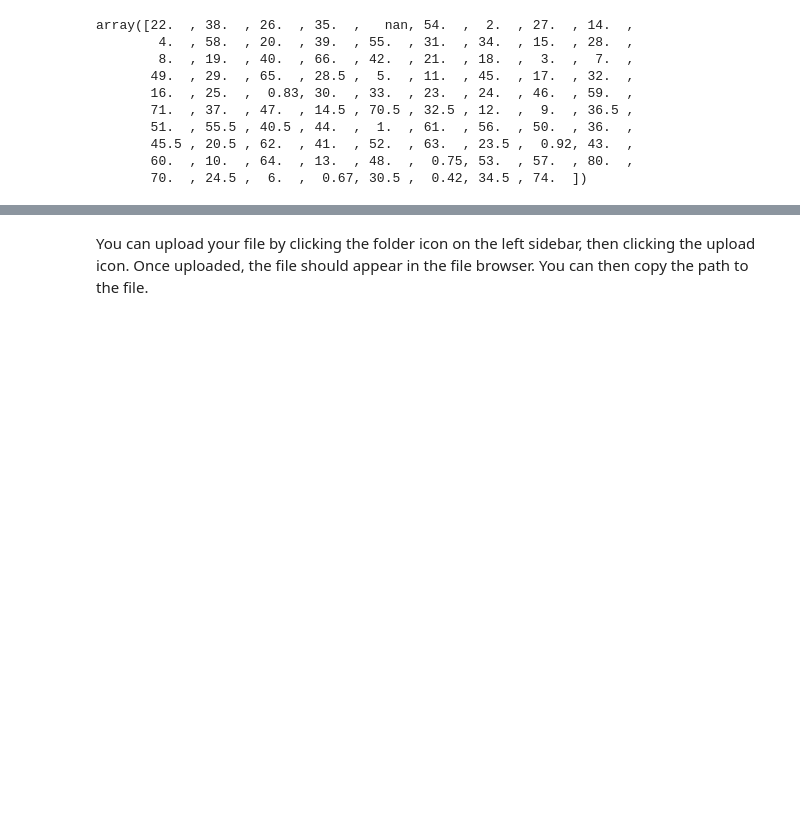
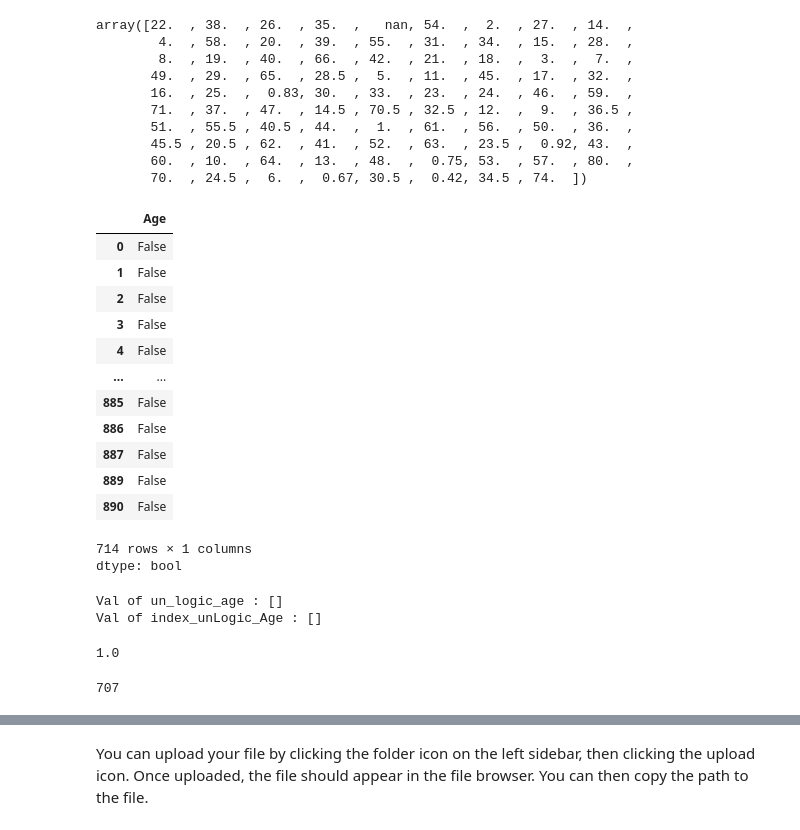
Before and after one commit to greapis/Tensorflow_Python, a Jupyter notebook: Logistics_regression_Titinic.ipynb, the cells around one changed output, grey strips where cells are left out. Saved outputs shown, nothing was run; the diff lists cells and outputs as text; code cells hidden in the pictures; blank space fills up the shorter version.

```diff
--- a/Logistics_regression_Titinic.ipynb
+++ b/Logistics_regression_Titinic.ipynb
@@ -122,3 +122,20 @@ array([22.  , 38.  , 26.  , 35.  ,   nan, 54.  ,  2.  , 27.  , 14.  ,
        45.5 , 20.5 , 62.  , 41.  , 52.  , 63.  , 23.5 ,  0.92, 43.  ,
        60.  , 10.  , 64.  , 13.  , 48.  ,  0.75, 53.  , 57.  , 80.  ,
        70.  , 24.5 ,  6.  ,  0.67, 30.5 ,  0.42, 34.5 , 74.  ])
+# %%
+df["Age"].dropna().isnull()
+# %% [output]
+|  | Age |
+| 0 | False |
+| 1 | False |
+| 2 | False |
+| 3 | False |
+| 4 | False |
+| ... | ... |
+| 885 | False |
+| 886 | False |
+| 887 | False |
+| 889 | False |
+| 890 | False |
+714 rows × 1 columns
+dtype: bool
@@ -124,0 +149,6 @@ array([22.  , 38.  , 26.  , 35.  ,   nan, 54.  ,  2.  , 27.  , 14.  ,
+# %%
+print(f"Val of un_logic_age : {un_logic_age}")
+print(f"Val of index_unLogic_Age : {index_unLogic_Age}")
+# %% [output]
+Val of un_logic_age : []
+Val of index_unLogic_Age : []
@@ -124,0 +157,8 @@ array([22.  , 38.  , 26.  , 35.  ,   nan, 54.  ,  2.  , 27.  , 14.  ,
+# %%
+df.Age.min()
+# %% [output]
+1.0
+# %%
+df.shape[0] - df[df['Age'].isna()].shape[0]
+# %% [output]
+707
```
Also changed, not shown: parts of 4 cells of this notebook.
